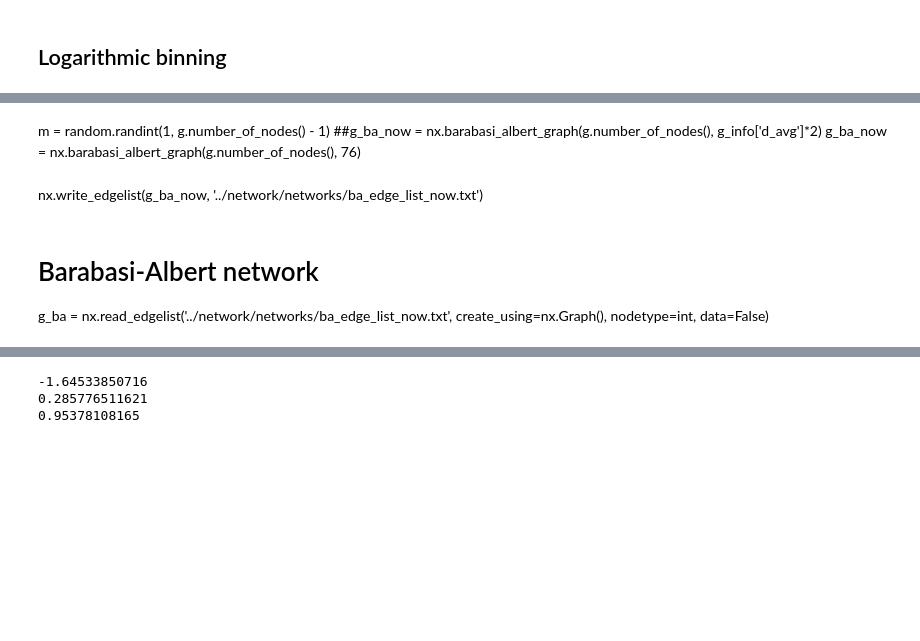
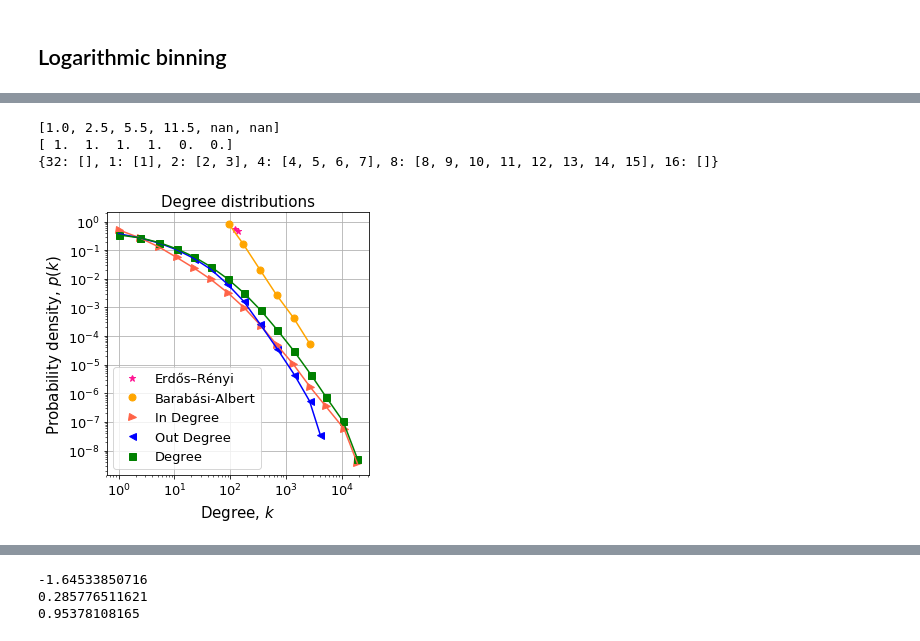
Before and after one commit to biyanisuraj/the_facebook_scandal, a Jupyter notebook: scripts/visualization/degree_distributions.ipynb, the cells around one changed output, grey strips where cells are left out. Cells and saved outputs as stored; diff of their text form; code cells hidden in the pictures; blank space fills up the shorter version.

```diff
--- a/scripts/visualization/degree_distributions.ipynb
+++ b/scripts/visualization/degree_distributions.ipynb
@@ -249,2 +207,13 @@ plt.loglog()
+# %%
+degrees=list(range(16))
+means,probs= log_binning(degrees, split=False)
+print means
+print probs
+splitted= log_binning(degrees, split=True)
+print splitted
+# %% [output]
+[1.0, 2.5, 5.5, 11.5, nan, nan]
+[ 1.  1.  1.  1.  0.  0.]
+{32: [], 1: [1], 2: [2, 3], 4: [4, 5, 6, 7], 8: [8, 9, 10, 11, 12, 13, 14, 15], 16: []}
 # %%
 # total degree
@@ -264,14 +247,3 @@ ba_degree_counts = collections.Counter(d for n, d in g_ba.degree())
 ba_degree_counts = [ba_degree_counts.get(i, 0) for i in range(max(ba_degree_counts) + 1) ]
 ba_degree= np.arange(len(ba_degree_counts))
 ba_degree_probs = np.array(ba_degree_counts).astype(float)/g_ba.number_of_nodes()
-# %% [markdown]
-m = random.randint(1, g.number_of_nodes() - 1)
-##g_ba_now = nx.barabasi_albert_graph(g.number_of_nodes(), g_info['d_avg']*2)
-g_ba_now = nx.barabasi_albert_graph(g.number_of_nodes(), 76)
-# %% [markdown]
-nx.write_edgelist(g_ba_now, '../network/networks/ba_edge_list_now.txt')
-# %% [markdown]
-# Barabasi-Albert network
-g_ba = nx.read_edgelist('../network/networks/ba_edge_list_now.txt',
-                        create_using=nx.Graph(), nodetype=int,
-                        data=False)
@@ -278,2 +268,31 @@ g_ba = nx.read_edgelist('../network/networks/ba_edge_list_now.txt',
+# %%
+fig, ax = plt.subplots(figsize=FIGSIZE_ONECOL)
+MARKERSIZE= 7
+
+# random networks
+plt.plot(er_degree_means, er_degree_log_probs, '*', color='deeppink',   label=u'Erdős–Rényi', markersize = MARKERSIZE)
+plt.plot(ba_degree_means, ba_degree_log_probs, 'o', color='orange',   label=u'Barabási-Albert', markersize = MARKERSIZE)
+# real network
+plt.plot(in_degree_means, in_degree_log_probs, '>', color='tomato',   label='In Degree', markersize = MARKERSIZE)
+plt.plot(out_degree_means, out_degree_log_probs, '<', color='blue',   label='Out Degree', markersize = MARKERSIZE)
+plt.plot(degree_means, degree_log_probs, 's', color='green',   label='Degree', markersize = MARKERSIZE)
+
+plt.plot(er_degree_means, er_degree_log_probs, '-', color='deeppink')
+plt.plot(ba_degree_means, ba_degree_log_probs, '-', color='orange')
+# real network
+plt.plot(in_degree_means, in_degree_log_probs, '-', color='tomato')
+plt.plot(out_degree_means, out_degree_log_probs, '-', color='blue')
+plt.plot(degree_means, degree_log_probs, '-', color='green')
+
+plt.grid()
+plt.title("Degree distributions")
+plt.xlabel("Degree, $k$")
+plt.ylabel("Probability density, $p(k)$")
+plt.loglog()
+plt.legend()
+plt.tight_layout()
+plt.savefig("imgs/degree_distributions.pdf")
+# %% [output]
+[figure, added]
 # %%
 fig, ax = plt.subplots(figsize=FIGSIZE_TWOCOL)
```
Also changed, not shown: parts of 18 cells of this notebook, 10 other files.
